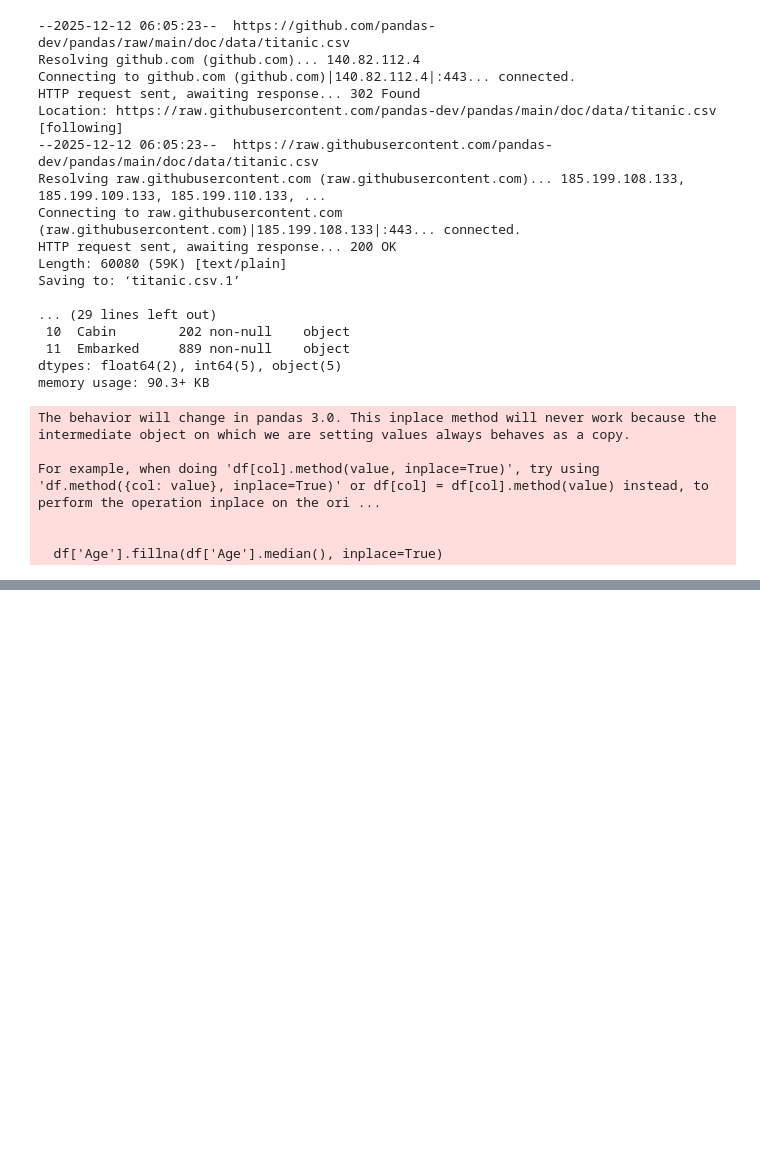
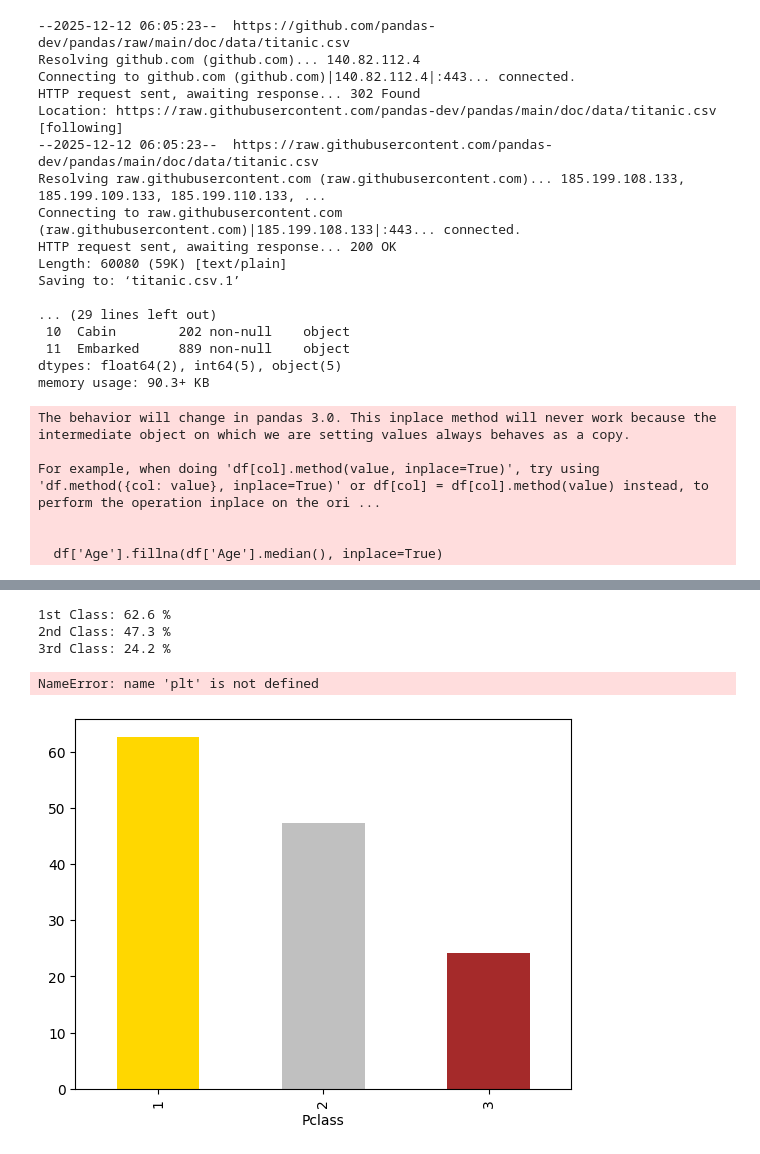
Before and after one commit to amadisalarico-cpu/ds220-project2, a Jupyter notebook: Untitled0.ipynb, the cells around one changed output, grey strips where cells are left out. Saved outputs shown, nothing was run; the diff lists cells and outputs as text; code cells hidden in the pictures; blank space fills up the shorter version.

```diff
--- a/Untitled0.ipynb
+++ b/Untitled0.ipynb
@@ -45,0 +60,15 @@ For example, when doing 'df[col].method(value, inplace=True)', try using 'df.met
+# %%
+# Q2: Did rich people (1st class) survive more?
+class_survive = df.groupby('Pclass')['Survived'].mean() * 100
+print("1st Class:", round(class_survive[1],1), "%")
+print("2nd Class:", round(class_survive[2],1), "%")
+print("3rd Class:", round(class_survive[3],1), "%")
+class_survive.plot(kind='bar', color=['gold','silver','brown'])
+plt.title('Survival Rate by Ticket Class')
+plt.show()
+# %% [output]
+1st Class: 62.6 %
+2nd Class: 47.3 %
+3rd Class: 24.2 %
+NameError: name 'plt' is not defined
+[figure, added]
```
Also changed, not shown: parts of 5 cells of this notebook.
